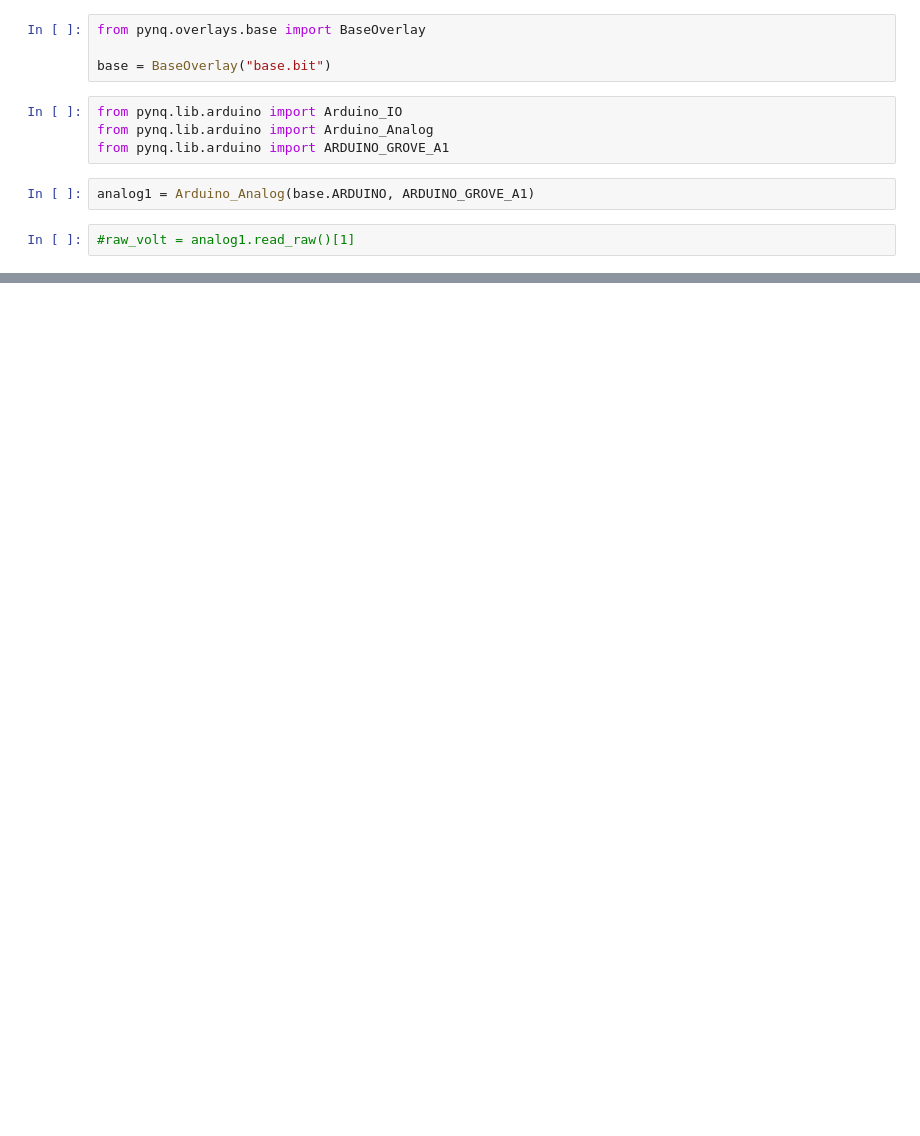
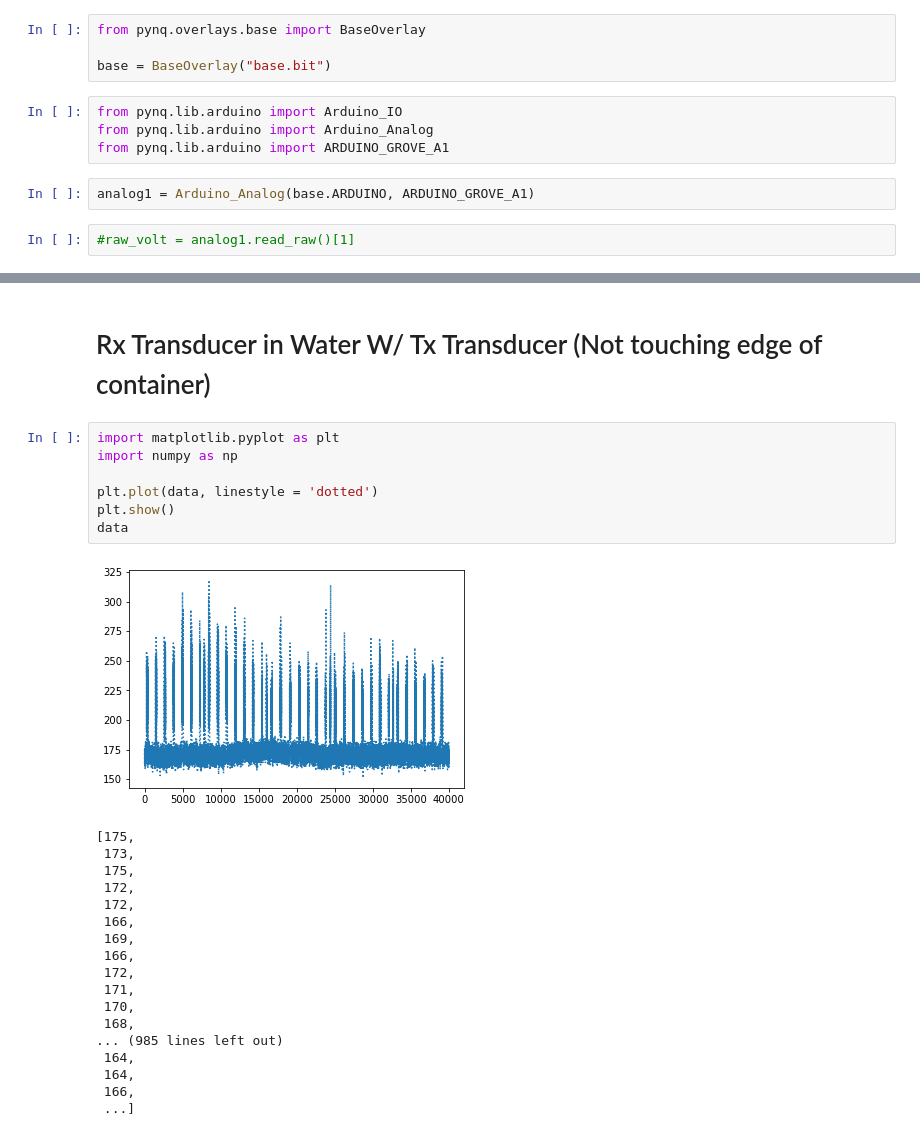
Before and after one commit to akshaya-bhat/UnderWaterCommunications, a Jupyter notebook: PYNQ/pynq_rx.ipynb, the cells around one changed output, grey strips where cells are left out. Saved outputs shown, nothing was run; the diff lists cells and outputs as text; blank space fills up the shorter version.

```diff
--- a/PYNQ/pynq_rx.ipynb
+++ b/PYNQ/pynq_rx.ipynb
@@ -53,0 +102,28 @@ data
+# %% [markdown]
+# Rx Transducer in Water W/ Tx Transducer (Not touching edge of container)
+# %%
+import matplotlib.pyplot as plt
+import numpy as np
+
+plt.plot(data, linestyle = 'dotted')
+plt.show()
+data
+# %% [output]
+[figure, added]
+[175,
+ 173,
+ 175,
+ 172,
+ 172,
+ 166,
+ 169,
+ 166,
+ 172,
+ 171,
+ 170,
+ 168,
+... (985 lines left out)
+ 164,
+ 164,
+ 166,
+ ...]
```
Also changed, not shown: parts of 7 cells of this notebook.
